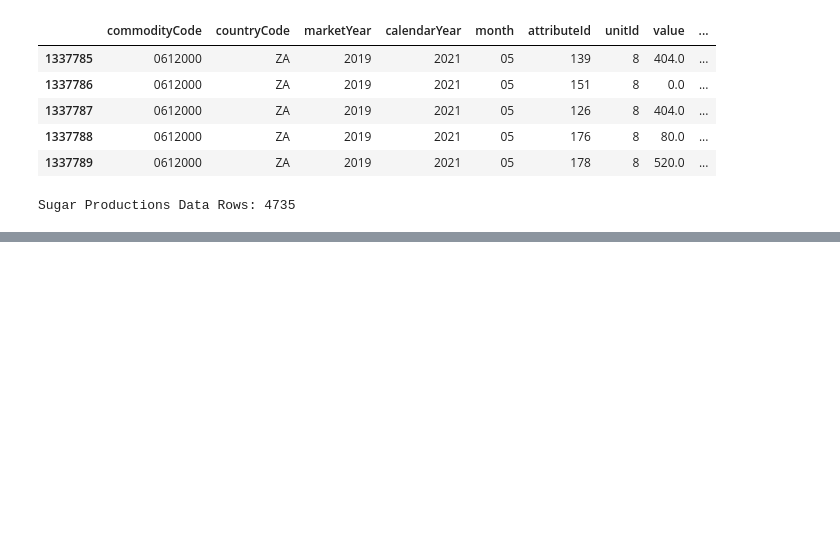
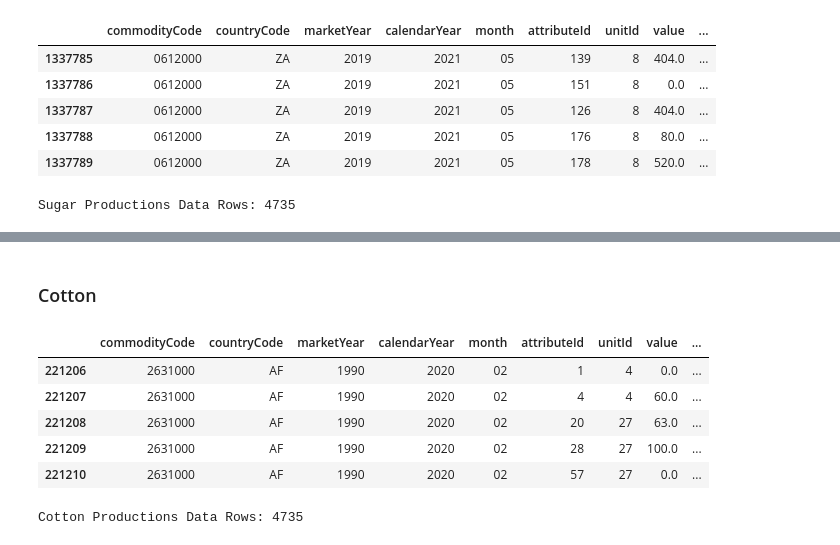
Before and after one commit to DmitriyKhodykin/AgroUS, a Jupyter notebook: notebooks/analytics.ipynb, the cells around one changed output, grey strips where cells are left out. Cells and saved outputs as stored; diff of their text form; code cells hidden in the pictures; blank space fills up the shorter version.

```diff
--- a/notebooks/analytics.ipynb
+++ b/notebooks/analytics.ipynb
@@ -131,0 +137,20 @@ show_barplot(sugar_production, 'marketYear', 'value')
+# %% [markdown]
+### Cotton
+# %%
+data[data['commodityName'] == 'Cotton'].head()
+# %% [output]
+|  | commodityCode | countryCode | marketYear | calendarYear | month | attributeId | unitId | value | ... |
+| 221206 | 2631000 | AF | 1990 | 2020 | 02 | 1 | 4 | 0.0 | ... |
+| 221207 | 2631000 | AF | 1990 | 2020 | 02 | 4 | 4 | 60.0 | ... |
+| 221208 | 2631000 | AF | 1990 | 2020 | 02 | 20 | 27 | 63.0 | ... |
+| 221209 | 2631000 | AF | 1990 | 2020 | 02 | 28 | 27 | 100.0 | ... |
+| 221210 | 2631000 | AF | 1990 | 2020 | 02 | 57 | 27 | 0.0 | ... |
+# %%
+# Production
+cotton_production = data[(data['commodityName'] == 'Cotton') & \
+                        (data['attributeName'] == 'Production')]\
+                        [['marketYear', 'calendarYear', 'month', 'value']]
+
+print('Cotton Productions Data Rows:', len(sugar_production))
+# %% [output]
+Cotton Productions Data Rows: 4735
```
Also changed, not shown: parts of 6 cells of this notebook.
